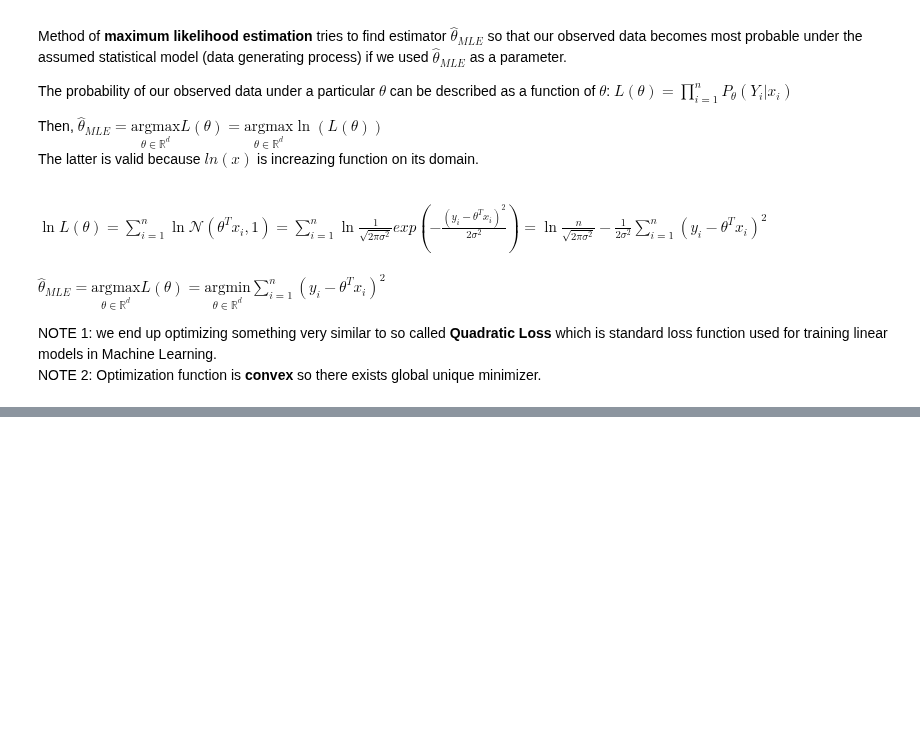
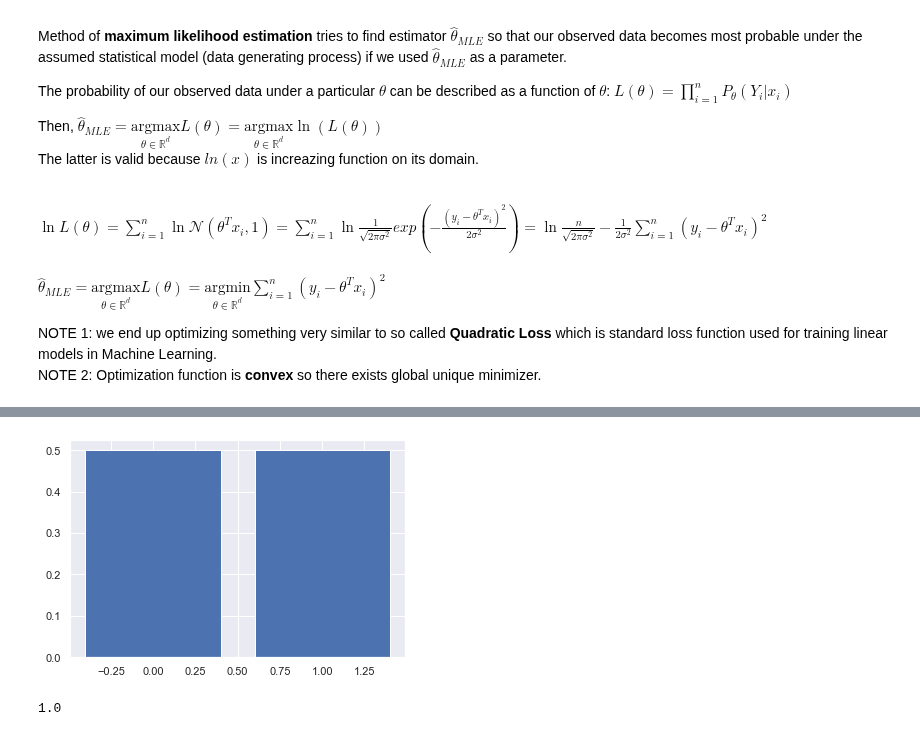
Before and after one commit to MaxinAI/school-of-ai, a Jupyter notebook: statistics.ipynb, the cells around one changed output, grey strips where cells are left out. Saved outputs shown, nothing was run; the diff lists cells and outputs as text; code cells hidden in the pictures; blank space fills up the shorter version.

```diff
--- a/statistics.ipynb
+++ b/statistics.ipynb
@@ -281,0 +309,16 @@ NOTE 2: Optimization function is <b>convex</b> so there exists global unique min
+# %%
+def entropy(x):
+    return -np.sum(x * np.log2(x))
+
+def bar_plot(x):
+    plt.bar(list(range(len(x))), x)
+# %%
+x = [0.5, 0.5]
+
+bar_plot(x)
+# %% [output]
+[figure, added]
+# %%
+entropy(x)
+# %% [output]
+1.0
```
Also changed, not shown: parts of 21 cells of this notebook.
